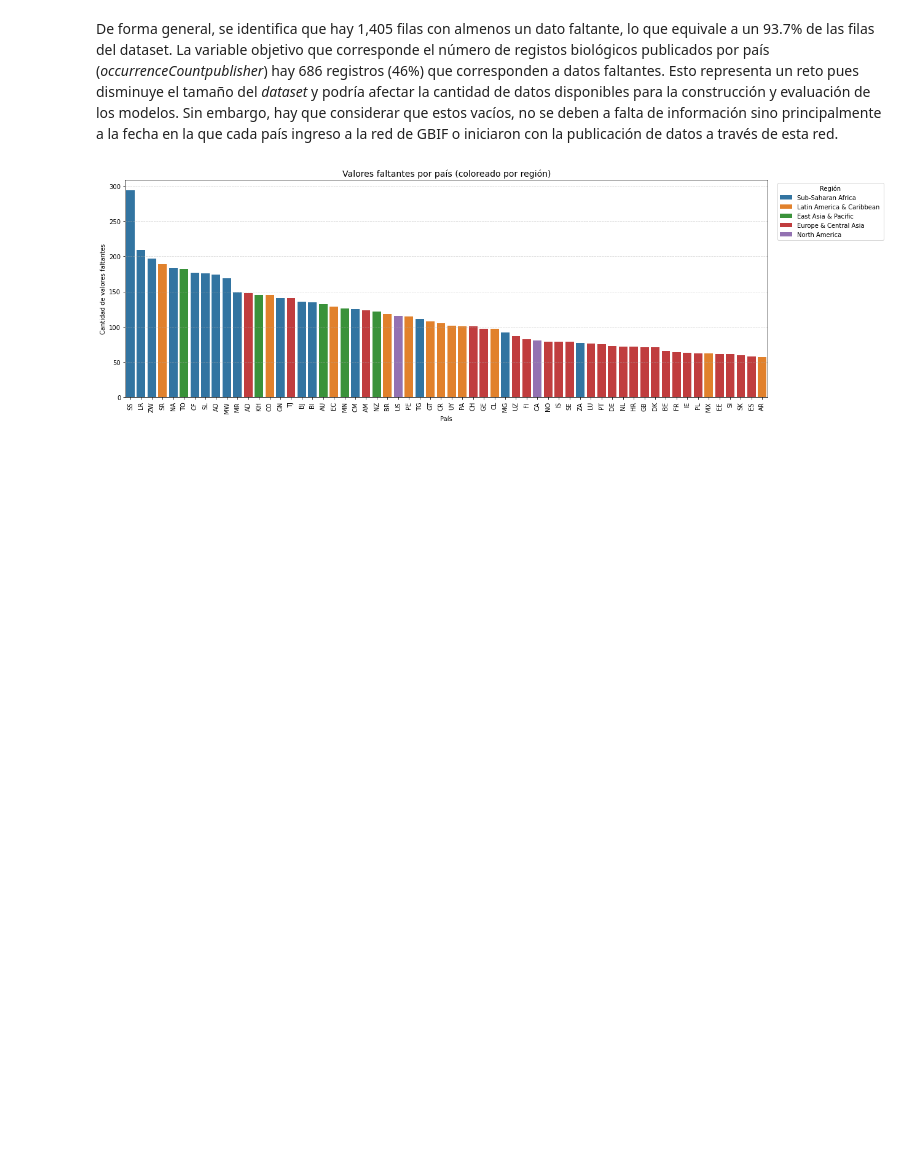
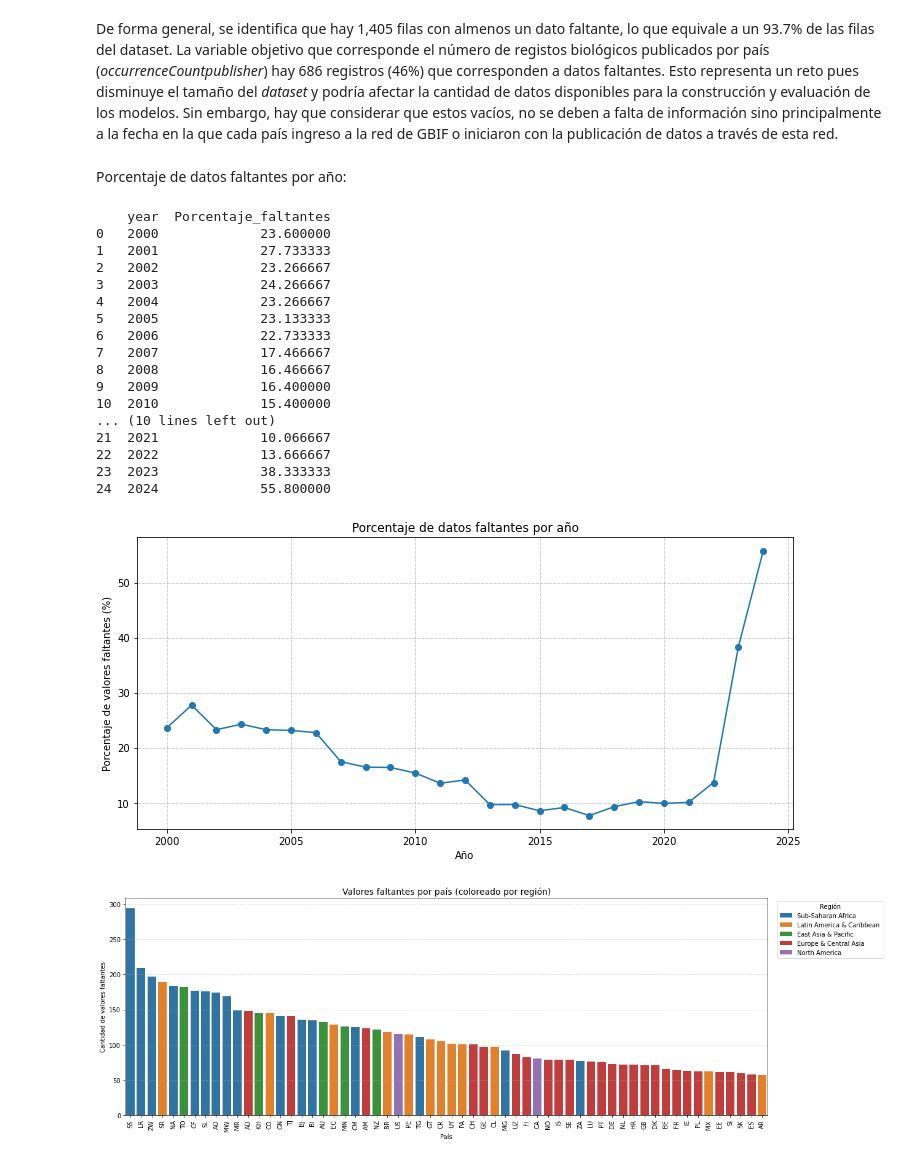
Before and after one commit to rortizgeo/Maestria_CD_Proyecto-Aplicado, a Jupyter notebook: PA_dataAnalysis.ipynb, the cells around one changed output. Cells and saved outputs as stored; diff of their text form; code cells hidden in the pictures; blank space fills up the shorter version.

```diff
--- a/PA_dataAnalysis.ipynb
+++ b/PA_dataAnalysis.ipynb
@@ -344,5 +516,53 @@ plt.show()
 # %% [markdown]
 De forma general, se identifica que hay 1,405 filas con almenos un dato faltante, lo que equivale a un 93.7% de las filas del dataset. La variable objetivo que corresponde el número de registos biológicos publicados por país (_occurrenceCountpublisher_) hay 686 registros (46%) que corresponden a datos faltantes. Esto representa un reto pues disminuye el tamaño del _dataset_ y podría afectar la cantidad de datos disponibles para la construcción y evaluación de los modelos. Sin embargo, hay que considerar que estos vacíos, no se deben a falta de información sino principalmente a la fecha en la que cada país ingreso a la red de GBIF o iniciaron con la publicación de datos a través de esta red.
+# %% [markdown]
+Porcentaje de datos faltantes por año:
+# %%
+# Asegurarse de que la columna 'year' esté en formato numérico
+Data['year'] = pd.to_numeric(Data['year'], errors='coerce')
+
+# Agrupar por año y calcular el porcentaje de valores faltantes por fila
+missing_by_year = (
+    Data.groupby('year')
+    .apply(lambda df: df.isna().sum().sum() / df.size * 100)
+    .reset_index(name='Porcentaje_faltantes')
+)
+
+# Mostrar resultados ordenados
+missing_by_year.sort_values(by='year', inplace=True)
+print(missing_by_year)
+
+
+
+import matplotlib.pyplot as plt
+
+plt.figure(figsize=(10, 5))
+plt.plot(missing_by_year['year'], missing_by_year['Porcentaje_faltantes'], marker='o')
+plt.title('Porcentaje de datos faltantes por año')
+plt.xlabel('Año')
+plt.ylabel('Porcentaje de valores faltantes (%)')
+plt.grid(True, linestyle='--', alpha=0.7)
+plt.tight_layout()
+plt.show()
+# %% [output]
+    year  Porcentaje_faltantes
+0   2000             23.600000
+1   2001             27.733333
+2   2002             23.266667
+3   2003             24.266667
+4   2004             23.266667
+5   2005             23.133333
+6   2006             22.733333
+7   2007             17.466667
+8   2008             16.466667
+9   2009             16.400000
+10  2010             15.400000
+... (10 lines left out)
+21  2021             10.066667
+22  2022             13.666667
+23  2023             38.333333
+24  2024             55.800000
+[figure, added]
 # %%
 
 
```
Also changed, not shown: parts of 28 cells of this notebook.
